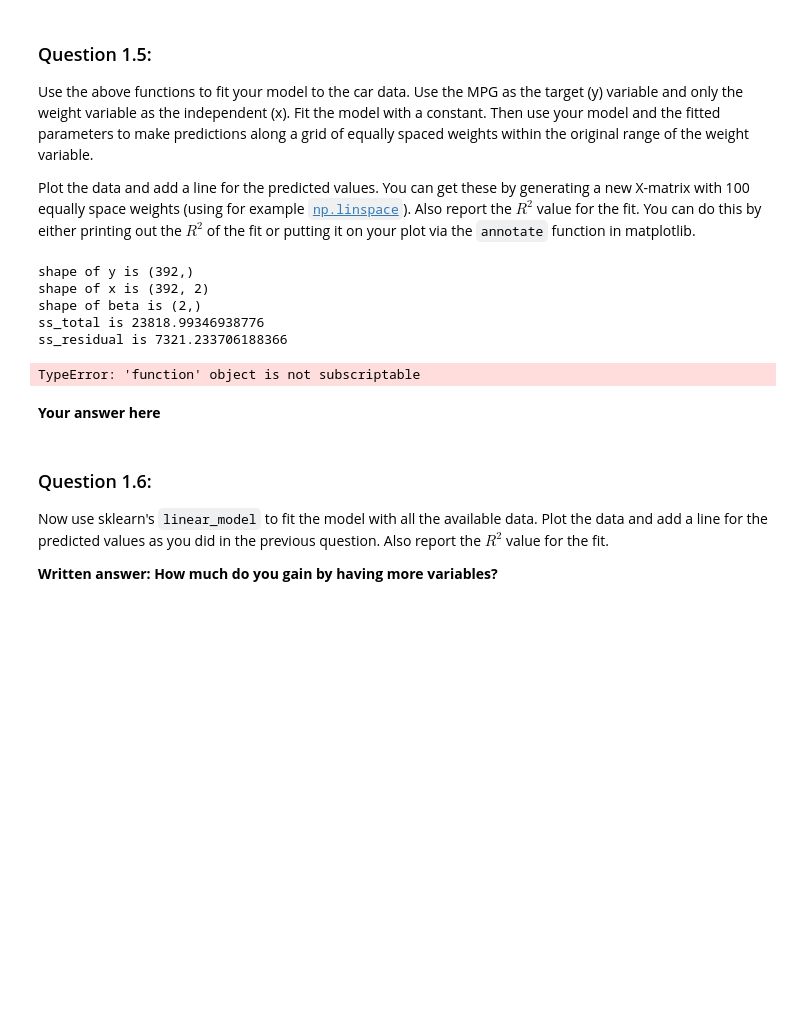
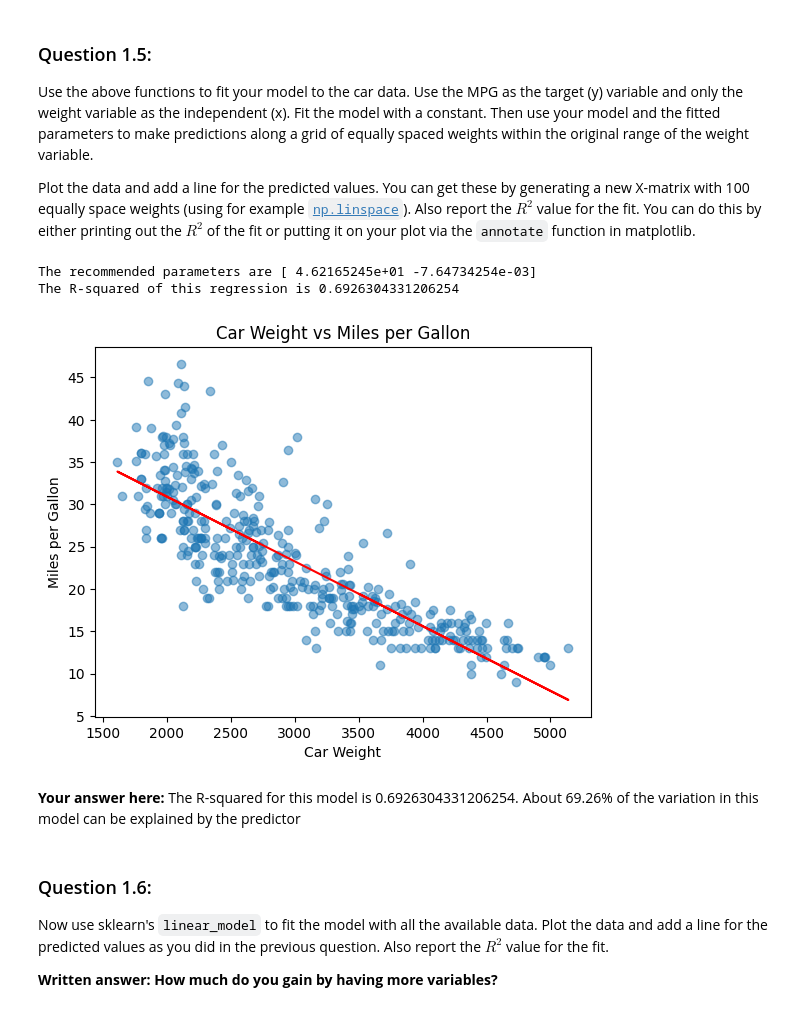
Before and after one commit to andytyuan2/DATASCI-3000, a Jupyter notebook: Assignment_1_Clean.ipynb, the cells around one changed output. Cells and saved outputs as stored; diff of their text form; code cells hidden in the pictures; blank space fills up the shorter version.

```diff
--- a/Assignment_1_Clean.ipynb
+++ b/Assignment_1_Clean.ipynb
@@ -222,28 +212,31 @@ Plot the data and add a line for the predicted values. You can get these by gene
 # %%
 # Your code here
 
 df = pd.read_csv('car_data.csv')
 weight = np.array(df["weight"])
 mpg = np.array(df["MPG"])
 
-linearModelFit(weight, mpg, lossfcn)
+fit = linearModelFit(weight, mpg, lossfcn)
+betas = fit[0]
+print(f"The recommended parameters are {betas}")
+weight_calculation = np.column_stack((np.ones(weight.shape[0]), weight))
+y_hat = weight_calculation @ betas
+print(f"The R-squared of this regression is {fit[1]}")
 
-xmatrix = np.linspace(linearModelPredict(linearModelFit(weight, mpg, lossfcn[0]), weight))
+
 
 plt.scatter(weight, mpg, alpha=0.5)
+plt.plot(weight, y_hat, color = 'r')
 plt.xlabel("Car Weight")
 plt.ylabel("Miles per Gallon")
 plt.title("Car Weight vs Miles per Gallon")
 plt.show()
 # %% [output]
-shape of y is (392,)
-shape of x is (392, 2)
-shape of beta is (2,)
-ss_total is 23818.99346938776
-ss_residual is 7321.233706188366
+The recommended parameters are [ 4.62165245e+01 -7.64734254e-03]
+The R-squared of this regression is 0.6926304331206254
-TypeError: 'function' object is not subscriptable
+[figure, added]
-# %% [markdown]
-**Your answer here**
+# %% [markdown]
+**Your answer here:** The R-squared for this model is 0.6926304331206254. About 69.26% of the variation in this model can be explained by the predictor
 # %% [markdown]
 ### Question 1.6:
 
```
Also changed, not shown: parts of 16 cells of this notebook.
